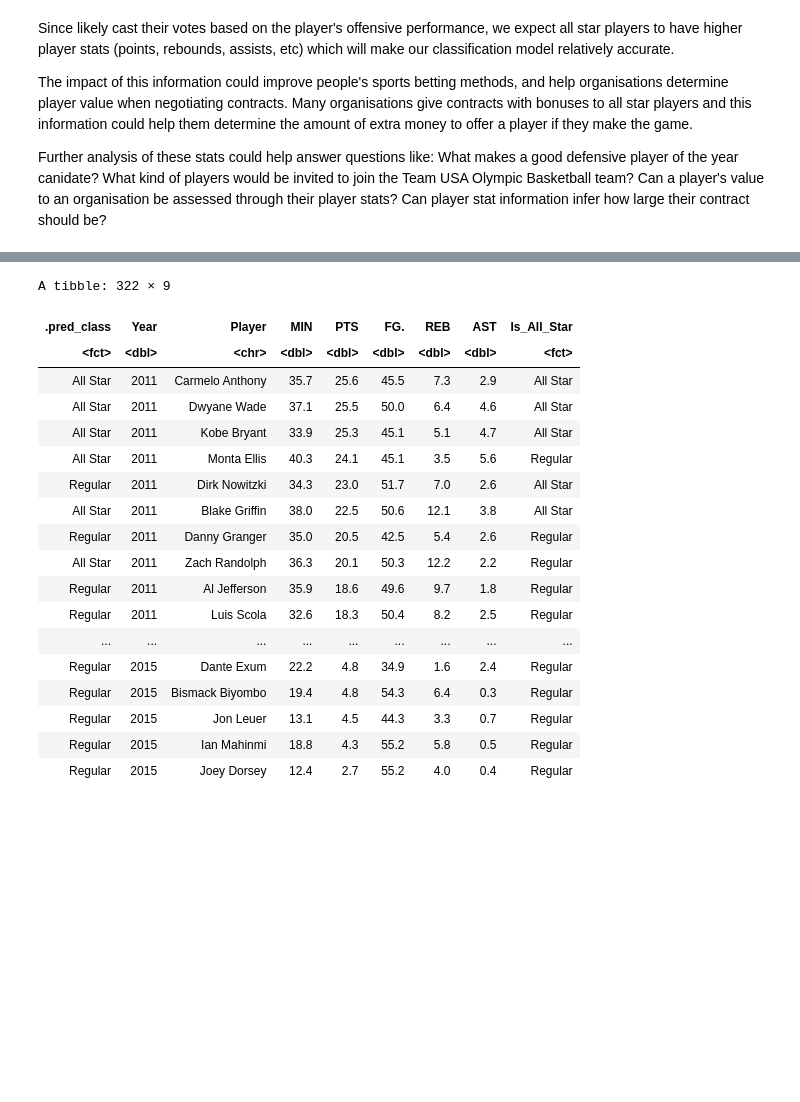
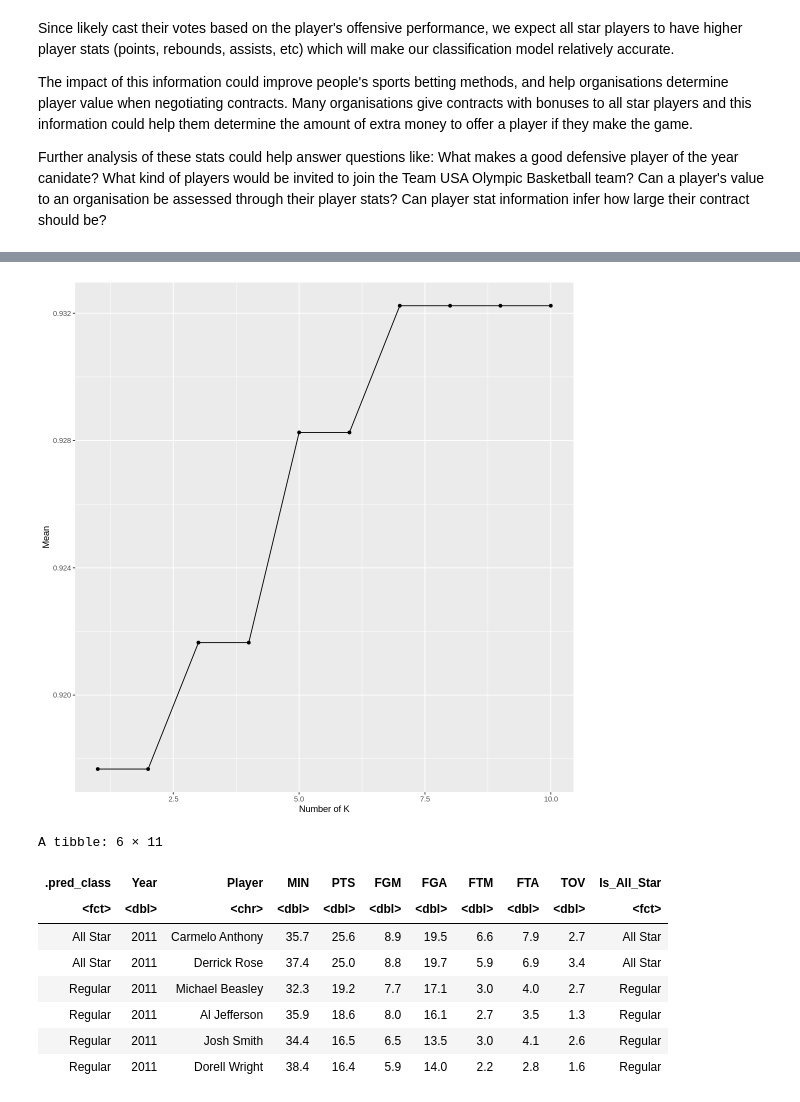
Before and after one commit to RayNguyent/DSCI-100-project, a Jupyter notebook: report.ipynb, the cells around one changed output, grey strips where cells are left out. Cells and saved outputs as stored; diff of their text form; code cells hidden in the pictures; blank space fills up the shorter version.

```diff
--- a/report.ipynb
+++ b/report.ipynb
@@ -105,10 +118,17 @@ A data.frame: 6 × 22
 | 5 | 2011 | Kobe Bryant | 82 | 33.9 | 25.3 | 9.0 | 20.0 | 45.1 | 1.4 | 4.3 | ⋯ | ... |
 | 6 | 2011 | Amar'e Stoudemire | 78 | 36.8 | 25.3 | 9.5 | 19.0 | 50.2 | 0.1 | 0.3 | ⋯ | ... |
 # %%
+set.seed(2022)
+
 ## Select the potential attributes
 selected_combined_data <- combined_data %>%
     filter(Year <= 2015 & Year >= 2011) %>%
     filter(Player != "0") %>%
-    select(Year, Player, MIN, PTS, FG., REB, AST,Is_All_Star)
-head(selected_combined_data)
+    select(Year, Player, MIN, PTS, FGM, FGA, FTM, FTA, TOV, Is_All_Star)
+
+data_split <- initial_split(selected_combined_data, prop = 0.7, strata = Is_All_Star)
+data_training <- training(data_split)
+data_testing <- testing(data_split)
+
+head(data_training)
 # %% [output]
@@ -148,15 +196,13 @@ The impact of this information could improve people's sports betting methods, an
 
 Further analysis of these stats could help answer questions like: What makes a good defensive player of the year canidate? What kind of players would be invited to join the Team USA Olympic Basketball team? Can a player's value to an organisation be assessed through their player stats? Can player stat information infer how large their contract should be?
 # %%
-set.seed(2020)
-
-data_split <- initial_split(selected_combined_data, prop = 0.7, strata = Is_All_Star)
-data_training <- training(data_split)
-data_testing <- testing(data_split)
+set.seed(2022)
 
 data_fold <- vfold_cv(data_training, v = 5, strata = Is_All_Star)
 
-data_recipe <- recipe(Is_All_Star ~ MIN + PTS + FG. + REB + AST,  data = data_training) %>%
+k_vals <- tibble(neighbors = seq(from = 1, to = 10, by = 1))
+
+data_recipe <- recipe(Is_All_Star ~ MIN + PTS + FGM + FGA + FTM + FTA + TOV, data = data_training) %>%
     step_scale(all_predictors()) %>%
     step_center(all_predictors())
 
@@ -167,19 +213,11 @@ data_spec <- nearest_neighbor(weight_func = "rectangular", neighbors = tune()) %
 data_fit <- workflow() %>%
     add_recipe(data_recipe) %>%
     add_model(data_spec) %>%
-    tune_grid(resample = data_fold, grid = 10) %>%
+    tune_grid(resamples = data_fold, grid = k_vals) %>%
     collect_metrics() %>%
     filter(.metric == "accuracy")
 
 data_fit
-
-data_plot <- ggplot(data_fit, aes(x= neighbors, y = mean)) +
-    geom_line() +
-    geom_point() +
-    xlab("Number of K") +
-    ylab("Mean")
-
-data_plot
 # %% [output]
 A tibble: 10 × 7
 | neighbors | .metric | .estimator | mean | n | std_err | .config |
@@ -198,38 +235,37 @@ A tibble: 10 × 7
+# %%
+data_plot <- ggplot(data_fit, aes(x = neighbors, y = mean)) +
+    geom_line() +
+    geom_point() +
+    xlab("Number of K") +
+    ylab("Mean")
+
+data_plot
+# %% [output]
+[figure, added]
 # %%
-set.seed(2020)
-data_updated_spec <- nearest_neighbor(weight_func = "rectangular", neighbors = 7) %>%
+data_updated_spec <- nearest_neighbor(weight_func = "rectangular", neighbors = 9) %>%
     set_engine("kknn") %>%
     set_mode("classification")
 
 data_updated_fit <- workflow() %>%
     add_recipe(data_recipe) %>%
     add_model(data_updated_spec) %>%
     fit(data_training)
 
 data_prediction <- predict(data_updated_fit, data_testing) %>%
     bind_cols(data_testing)
 
-data_prediction
+head(data_prediction)
 # %% [output]
-A tibble: 322 × 9
+A tibble: 6 × 11
-| .pred_class | Year | Player | MIN | PTS | FG. | REB | AST | Is_All_Star |
-| <fct> | <dbl> | <chr> | <dbl> | <dbl> | <dbl> | <dbl> | <dbl> | <fct> |
-| All Star | 2011 | Carmelo Anthony | 35.7 | 25.6 | 45.5 | 7.3 | 2.9 | All Star |
-| All Star | 2011 | Dwyane Wade | 37.1 | 25.5 | 50.0 | 6.4 | 4.6 | All Star |
-| All Star | 2011 | Kobe Bryant | 33.9 | 25.3 | 45.1 | 5.1 | 4.7 | All Star |
-| All Star | 2011 | Monta Ellis | 40.3 | 24.1 | 45.1 | 3.5 | 5.6 | Regular |
-| Regular | 2011 | Dirk Nowitzki | 34.3 | 23.0 | 51.7 | 7.0 | 2.6 | All Star |
-| All Star | 2011 | Blake Griffin | 38.0 | 22.5 | 50.6 | 12.1 | 3.8 | All Star |
-| Regular | 2011 | Danny Granger | 35.0 | 20.5 | 42.5 | 5.4 | 2.6 | Regular |
-| All Star | 2011 | Zach Randolph | 36.3 | 20.1 | 50.3 | 12.2 | 2.2 | Regular |
-| Regular | 2011 | Al Jefferson | 35.9 | 18.6 | 49.6 | 9.7 | 1.8 | Regular |
-| Regular | 2011 | Luis Scola | 32.6 | 18.3 | 50.4 | 8.2 | 2.5 | Regular |
-| ... | ... | ... | ... | ... | ... | ... | ... | ... |
-| Regular | 2015 | Dante Exum | 22.2 | 4.8 | 34.9 | 1.6 | 2.4 | Regular |
-| Regular | 2015 | Bismack Biyombo | 19.4 | 4.8 | 54.3 | 6.4 | 0.3 | Regular |
-| Regular | 2015 | Jon Leuer | 13.1 | 4.5 | 44.3 | 3.3 | 0.7 | Regular |
-| Regular | 2015 | Ian Mahinmi | 18.8 | 4.3 | 55.2 | 5.8 | 0.5 | Regular |
-| Regular | 2015 | Joey Dorsey | 12.4 | 2.7 | 55.2 | 4.0 | 0.4 | Regular |
+| .pred_class | Year | Player | MIN | PTS | FGM | FGA | FTM | FTA | TOV | Is_All_Star |
+| <fct> | <dbl> | <chr> | <dbl> | <dbl> | <dbl> | <dbl> | <dbl> | <dbl> | <dbl> | <fct> |
+| All Star | 2011 | Carmelo Anthony | 35.7 | 25.6 | 8.9 | 19.5 | 6.6 | 7.9 | 2.7 | All Star |
+| All Star | 2011 | Derrick Rose | 37.4 | 25.0 | 8.8 | 19.7 | 5.9 | 6.9 | 3.4 | All Star |
+| Regular | 2011 | Michael Beasley | 32.3 | 19.2 | 7.7 | 17.1 | 3.0 | 4.0 | 2.7 | Regular |
+| Regular | 2011 | Al Jefferson | 35.9 | 18.6 | 8.0 | 16.1 | 2.7 | 3.5 | 1.3 | Regular |
+| Regular | 2011 | Josh Smith | 34.4 | 16.5 | 6.5 | 13.5 | 3.0 | 4.1 | 2.6 | Regular |
+| Regular | 2011 | Dorell Wright | 38.4 | 16.4 | 5.9 | 14.0 | 2.2 | 2.8 | 1.6 | Regular |
 # %%
 data_metrics <- metrics(data_prediction, truth = Is_All_Star, estimate = .pred_class) %>%
     filter(.metric == "accuracy") %>%
```
Also changed, not shown: parts of 11 cells of this notebook.
